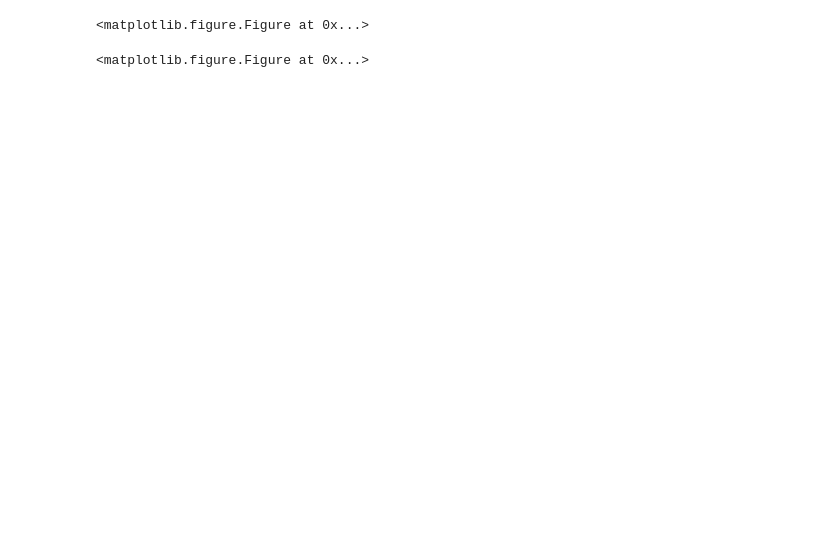
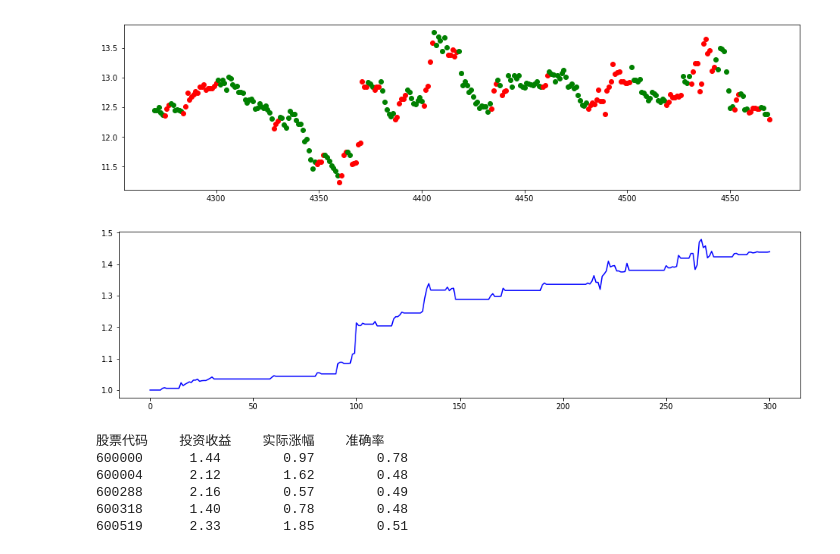
Before and after one commit to DouBeeTwT/HMM, a Jupyter notebook: 确定参数估计.ipynb, the cells around one changed output. Drawn from its saved outputs; the diff is of its cells as text; code cells hidden in the pictures; blank space fills up the shorter version.

```diff
--- a/确定参数估计.ipynb
+++ b/确定参数估计.ipynb
@@ -58,39 +58,39 @@ for i in range(len(Data)-2):
             O = O + "G"
 
 import matplotlib.pyplot as plt
-days = 4000
+days = 300
 Hdline = Viterbi(O,[[0.6, 0.4], [0.4, 0.6]],[[0.6, 0.4], [0.4, 0.6]])
 fig, ax = plt.subplots(figsize=(16, 4))
-for i in range (len(O[0:days])):
+for i in range (len(O)-days-1,len(O)-1):
     if Hdline[i] == "U":
         ax.plot([i],[Price[i]],'ro')
     elif Hdline[i] == "D":
         ax.plot([i],[Price[i]],'go')
 plt.show()
 #图像化显示计算出的涨跌区间
 
 fig, ax = plt.subplots(figsize=(16, 4))
 Price_my = [1]
 flag = False
-for i in range (1,len(O[0:days])+1):
+for i in range (len(O)-days,len(O)):
     if flag == False:
         Price_my.append(Price_my[len(Price_my)-1]*1.0)
     else:
         Price_my.append(Price_my[len(Price_my)-1]*Rate0[i])
     if Hdline[i-1] == "U" and  Hdline[i] == "D":
         flag = False
     elif Hdline[i-1] == "D" and Hdline[i] == "U":
         flag = True
 ax.plot(Price_my,'b')
 #Price_my = [1]
 #for i in range (1,len(O[0:days])+1):
 #    if O[i] == 'R':
 #        Price_my.append(Price_my[len(Price_my)-1]*Rate0[i])
 #    else:
 #        Price_my.append(Price_my[len(Price_my)-1]*1.0)
 #ax.plot(Price_my,'k')
 plt.show()
 #依照此涨跌去购买的收益曲线
 # %% [output]
-<matplotlib.figure.Figure at 0x...>
-<matplotlib.figure.Figure at 0x...>
+[figure, added]
+[figure, added]
@@ -96,0 +159,9 @@ plt.show()
+# %%
+result(['600000.csv','600004.csv','600288.csv','600318.csv','600519.csv'])
+# %% [output]
+股票代码    投资收益    实际涨幅    准确率
+600000      1.44        0.97        0.78
+600004      2.12        1.62        0.48
+600288      2.16        0.57        0.49
+600318      1.40        0.78        0.48
+600519      2.33        1.85        0.51
```
Also changed, not shown: parts of 2 cells of this notebook, 6 other files.
